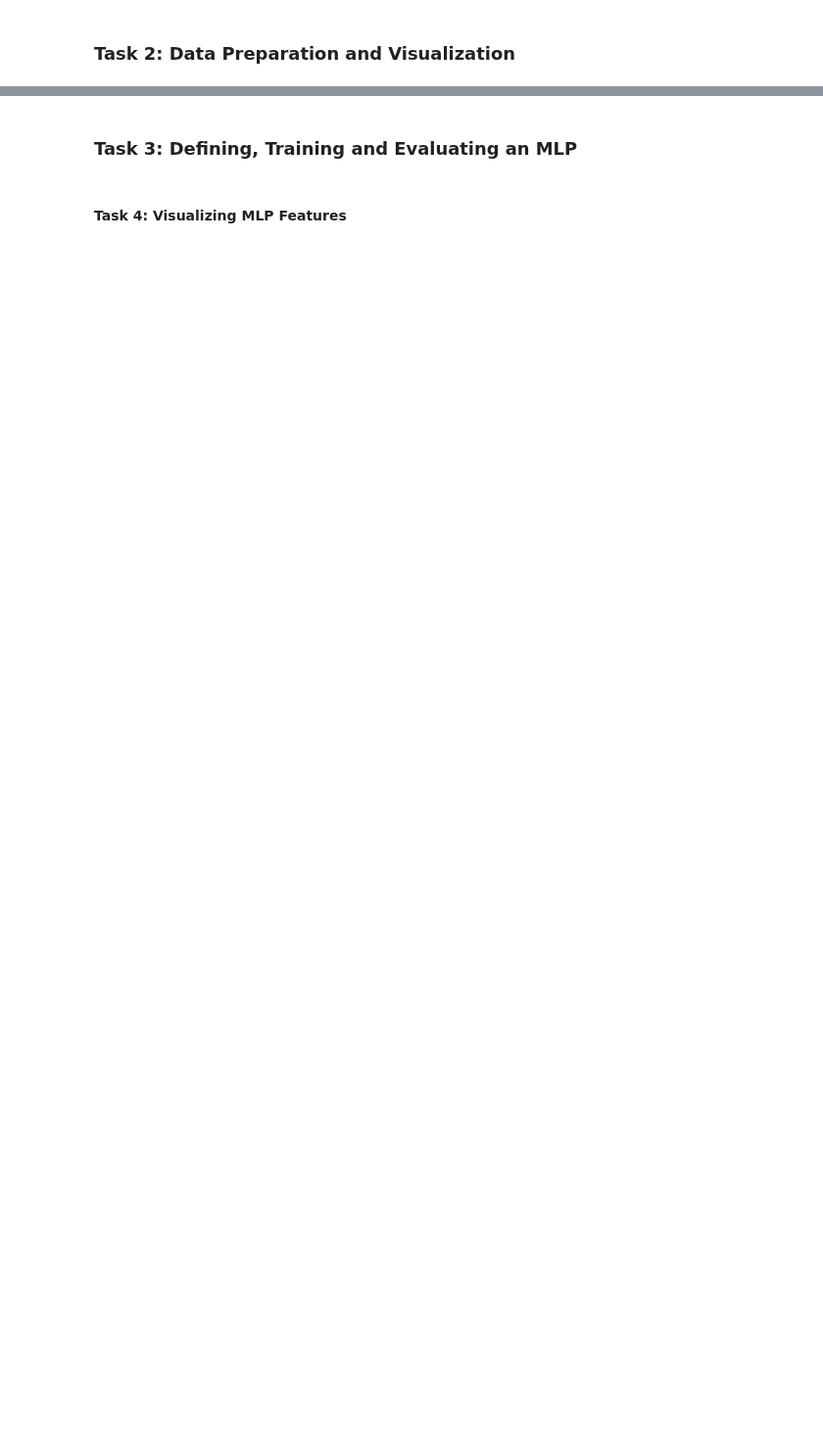
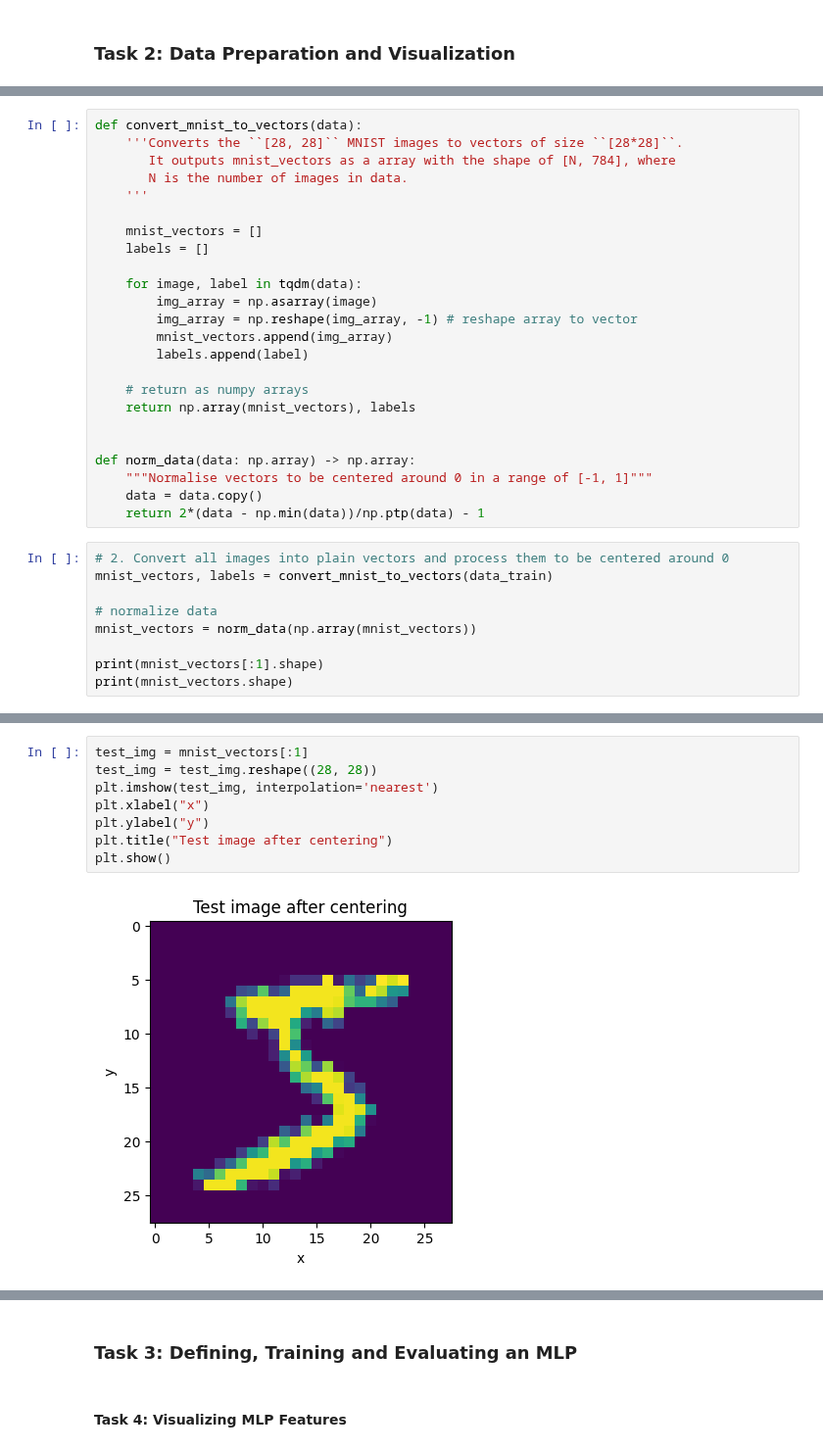
Before and after one commit to JaninaMattes/GAI-Visual-Synthesis, a Jupyter notebook: 03_exercise/notebook/Exercise_3.ipynb, the cells around one changed output, grey strips where cells are left out. Shown at 98% size. Saved outputs shown, nothing was run; the diff lists cells and outputs as text; blank space fills up the shorter version.

```diff
--- a/03_exercise/notebook/Exercise_3.ipynb
+++ b/03_exercise/notebook/Exercise_3.ipynb
@@ -251,0 +760,33 @@ plt.savefig(f"{RESULTS_PATH}/losses.png")
+# %%
+def convert_mnist_to_vectors(data):
+    '''Converts the ``[28, 28]`` MNIST images to vectors of size ``[28*28]``.
+       It outputs mnist_vectors as a array with the shape of [N, 784], where
+       N is the number of images in data.
+    '''
+
+    mnist_vectors = []
+    labels = []
+
+    for image, label in tqdm(data):
+        img_array = np.asarray(image)
+        img_array = np.reshape(img_array, -1) # reshape array to vector
+        mnist_vectors.append(img_array)
+        labels.append(label)
+
+    # return as numpy arrays
+    return np.array(mnist_vectors), labels
+
+
+def norm_data(data: np.array) -> np.array:
+    """Normalise vectors to be centered around 0 in a range of [-1, 1]"""
+    data = data.copy()
+    return 2*(data - np.min(data))/np.ptp(data) - 1
+# %%
+# 2. Convert all images into plain vectors and process them to be centered around 0
+mnist_vectors, labels = convert_mnist_to_vectors(data_train)
+
+# normalize data
+mnist_vectors = norm_data(np.array(mnist_vectors))
+
+print(mnist_vectors[:1].shape)
+print(mnist_vectors.shape)
@@ -251,0 +802,10 @@ plt.savefig(f"{RESULTS_PATH}/losses.png")
+# %%
+test_img = mnist_vectors[:1]
+test_img = test_img.reshape((28, 28))
+plt.imshow(test_img, interpolation='nearest')
+plt.xlabel("x")
+plt.ylabel("y")
+plt.title("Test image after centering")
+plt.show()
+# %% [output]
+[figure, added]
```
Also changed, not shown: parts of 27 cells of this notebook, 28 other files.
